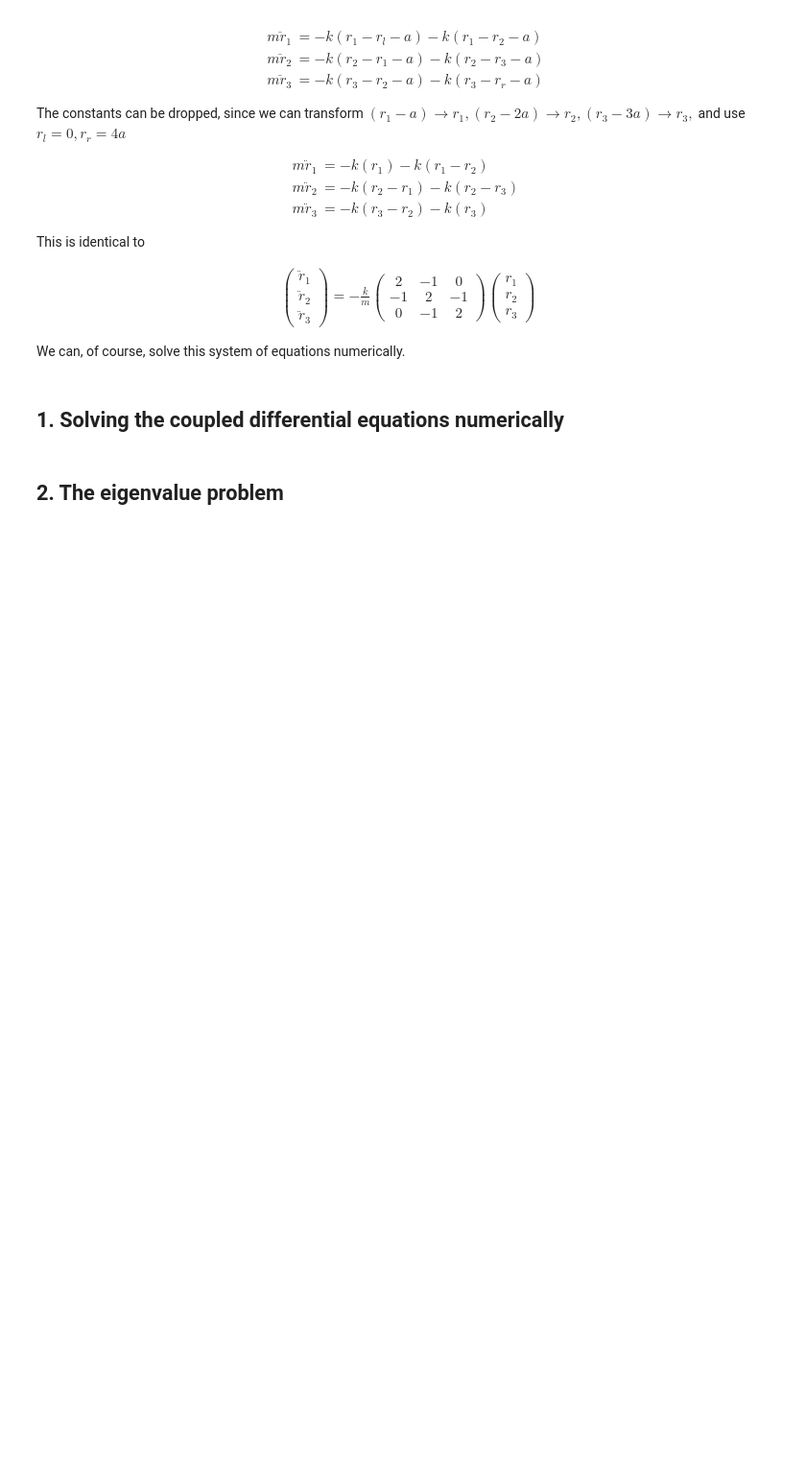
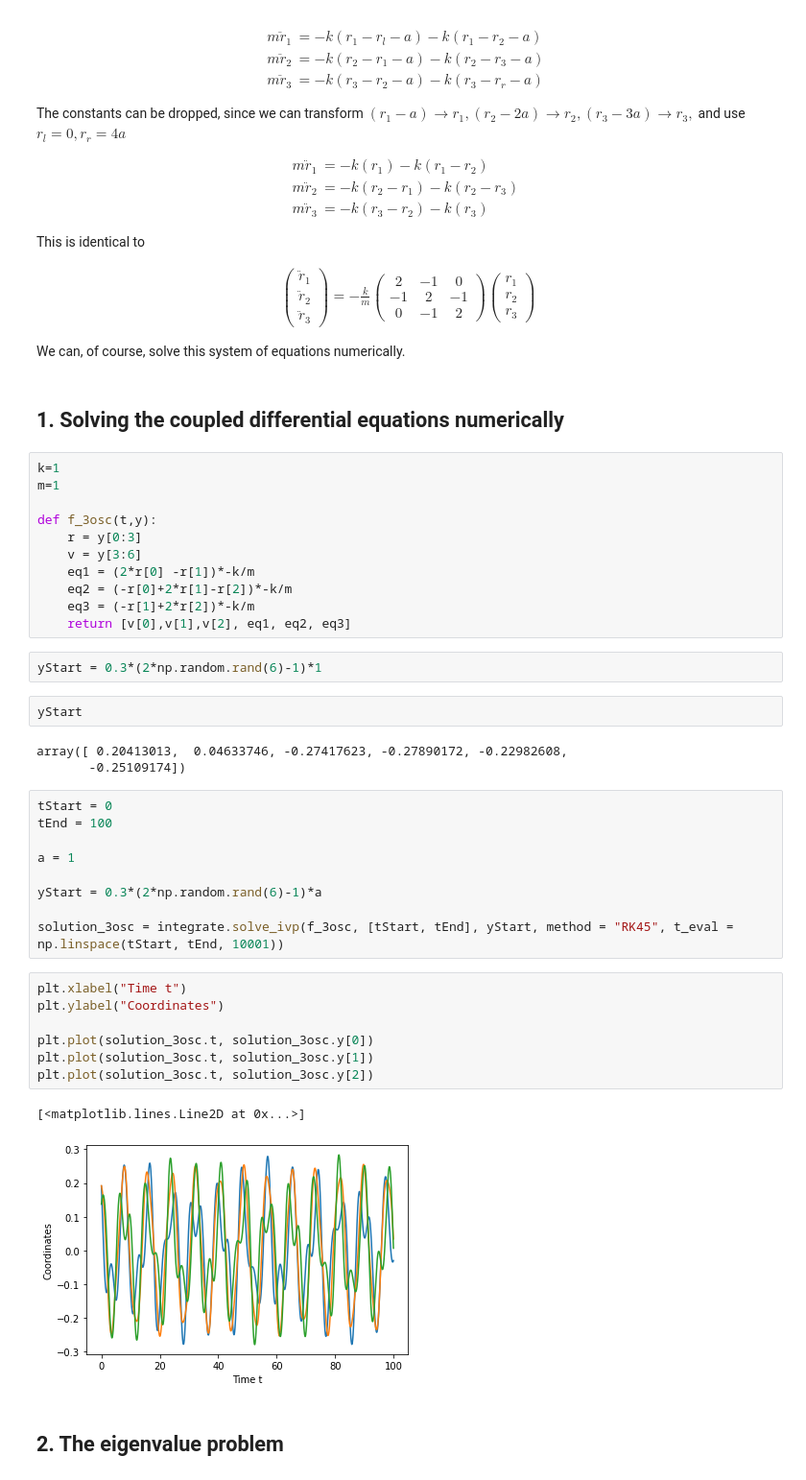
Before and after one commit to Xavier-ML/Computational-Physics-with-Python, a Jupyter notebook: 08_Eigenvalue_coupled_oscillators_template.ipynb, the cells around one changed output. Shown at 96% size. Drawn from its saved outputs; the diff is of its cells as text; blank space fills up the shorter version.

```diff
--- a/08_Eigenvalue_coupled_oscillators_template.ipynb
+++ b/08_Eigenvalue_coupled_oscillators_template.ipynb
@@ -35,6 +35,43 @@ This is identical to
 We can, of course, solve this system of equations numerically.
 # %% [markdown]
 ## 1. Solving the coupled differential equations numerically
+# %%
+k=1
+m=1
+
+def f_3osc(t,y):
+    r = y[0:3]
+    v = y[3:6]
+    eq1 = (2*r[0] -r[1])*-k/m
+    eq2 = (-r[0]+2*r[1]-r[2])*-k/m
+    eq3 = (-r[1]+2*r[2])*-k/m
+    return [v[0],v[1],v[2], eq1, eq2, eq3]
+# %%
+yStart = 0.3*(2*np.random.rand(6)-1)*1
+# %%
+yStart
+# %% [output]
+array([ 0.20413013,  0.04633746, -0.27417623, -0.27890172, -0.22982608,
+       -0.25109174])
+# %%
+tStart = 0
+tEnd = 100
+
+a = 1
+
+yStart = 0.3*(2*np.random.rand(6)-1)*a
+
+solution_3osc = integrate.solve_ivp(f_3osc, [tStart, tEnd], yStart, method = "RK45", t_eval = np.linspace(tStart, tEnd, 10001))
+# %%
+plt.xlabel("Time t")
+plt.ylabel("Coordinates")
+
+plt.plot(solution_3osc.t, solution_3osc.y[0])
+plt.plot(solution_3osc.t, solution_3osc.y[1])
+plt.plot(solution_3osc.t, solution_3osc.y[2])
+# %% [output]
+[<matplotlib.lines.Line2D at 0x...>]
+[figure, added]
 # %% [markdown]
 ## 2. The eigenvalue problem
 # %% [markdown]
```
